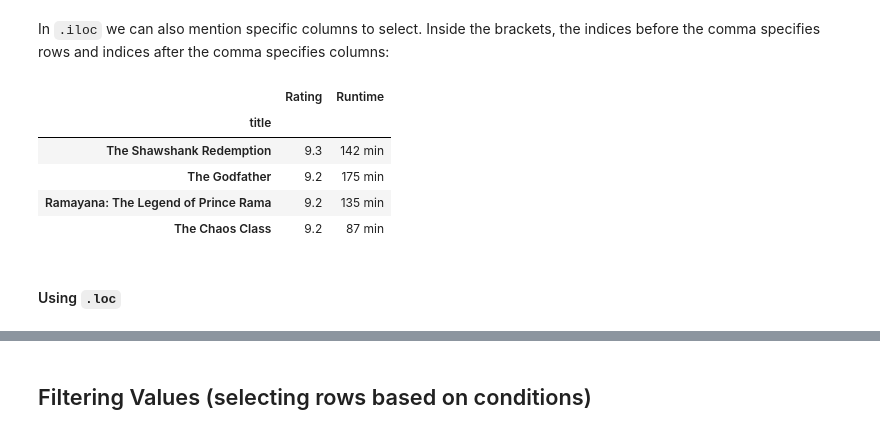
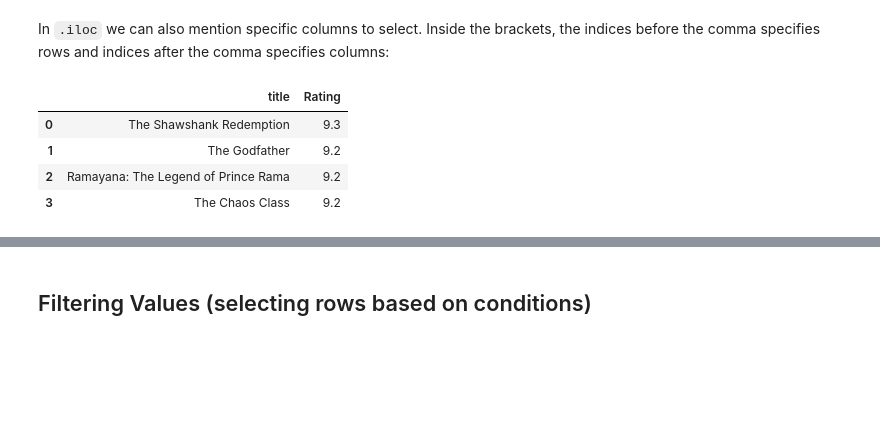
Before and after one commit to ami-null/python-course, a Jupyter notebook: 12_pandas.ipynb, the cells around one changed output, grey strips where cells are left out. Drawn from its saved outputs; the diff is of its cells as text; code cells hidden in the pictures; blank space fills up the shorter version.

```diff
--- a/12_pandas.ipynb
+++ b/12_pandas.ipynb
@@ -151,0 +169,3 @@ Further, in the above output, we see that the `Metascore` column has some `NaN`
+# %%
+movies_df = movies_df.drop(columns= ['Plot', 'Link'])
+movies_df.info()
@@ -168,3 +203,0 @@ In this `DataFrame` the index is an integer ranging from 0 to 9998 (since the da
-# %%
-mv_idx = movies_df.set_index("ID")
-mv_idx.head(3)
@@ -177,3 +203,0 @@ mv_idx.head(3)
-# %%
-mv_ttl = movies_df.set_index("title")
-mv_ttl.head(3)
@@ -352,13 +357,10 @@ mv_ttl.iloc[0:4]
 # %% [markdown]
 In `.iloc` we can also mention specific columns to select. Inside the brackets, the indices before the comma specifies rows and indices after the comma specifies columns:
 # %%
-mv_ttl.iloc[0:4, 1:3]    # First four rows, 2nd and 3rd columns
+movies_df.iloc[0:4, 1:3]    # First four rows, 2nd and 3rd columns
 # %% [output]
-|  | Rating | Runtime |
-| title |  |  |
-| The Shawshank Redemption | 9.3 | 142 min |
-| The Godfather | 9.2 | 175 min |
-| Ramayana: The Legend of Prince Rama | 9.2 | 135 min |
-| The Chaos Class | 9.2 | 87 min |
+|  | title | Rating |
+| 0 | The Shawshank Redemption | 9.3 |
+| 1 | The Godfather | 9.2 |
+| 2 | Ramayana: The Legend of Prince Rama | 9.2 |
+| 3 | The Chaos Class | 9.2 |
-# %% [markdown]
-#### Using `.loc`
```
Also changed, not shown: parts of 82 cells of this notebook.
